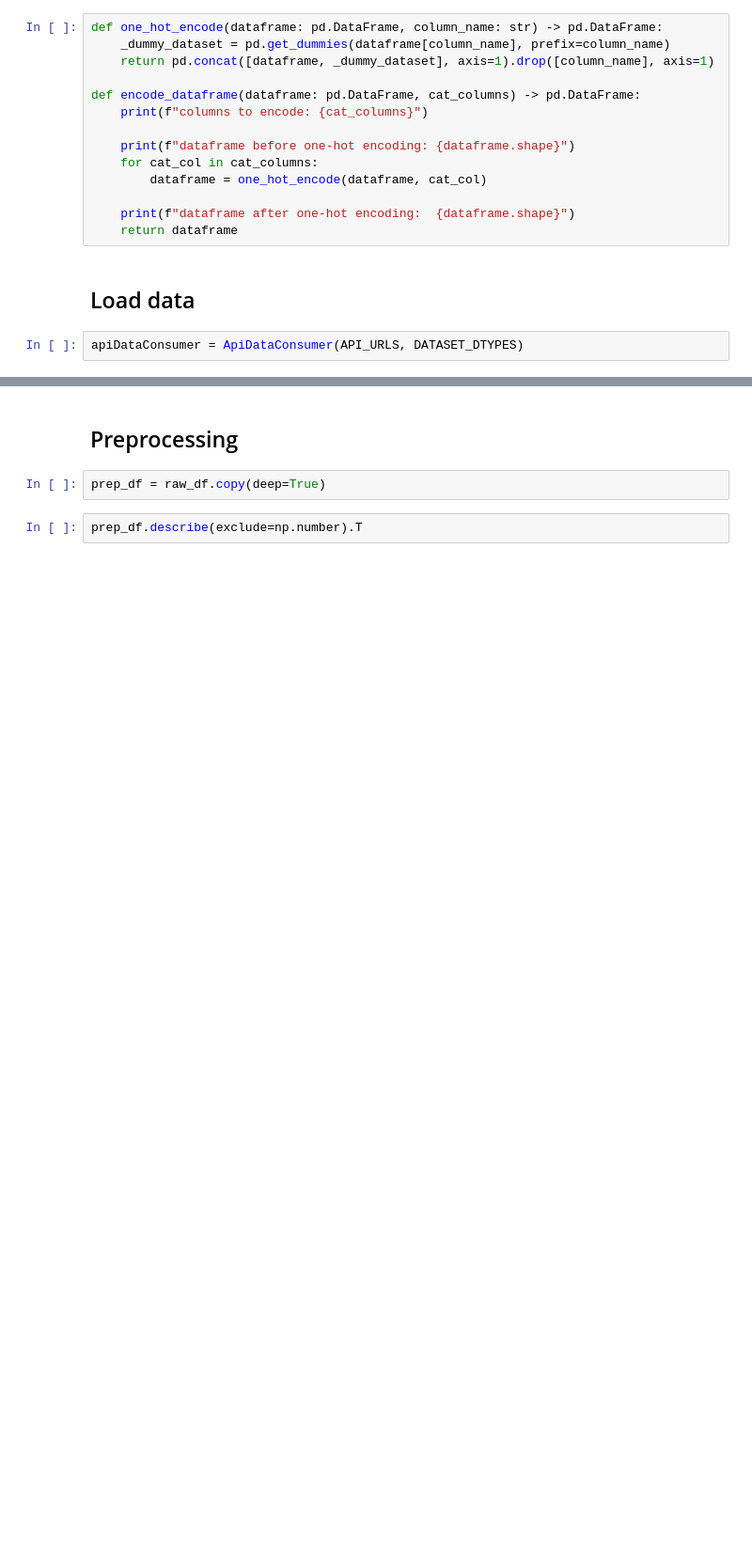
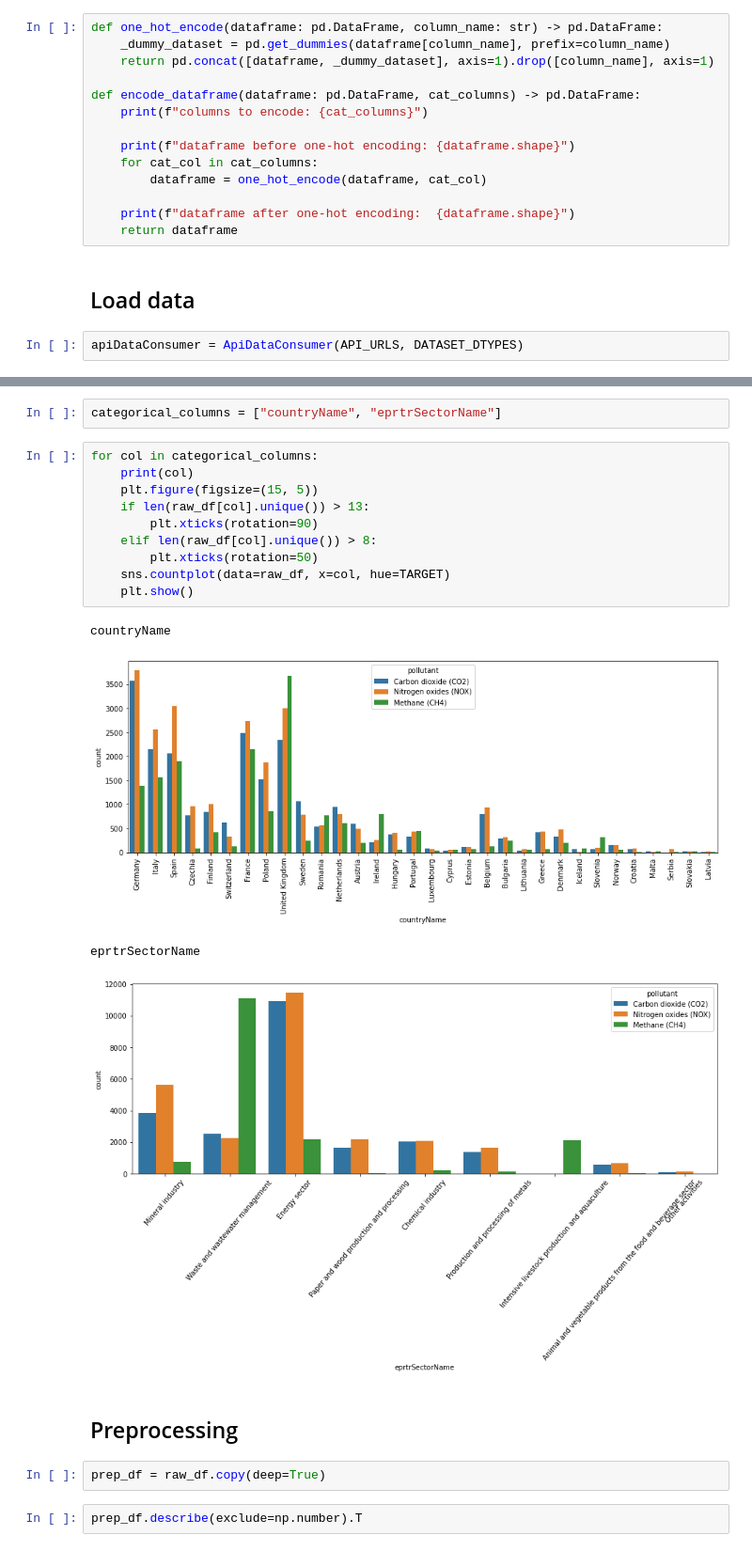
Before and after one commit to AlfredoMarino/schneider-electric-challenge, a Jupyter notebook: preprocessing.ipynb, the cells around one changed output, grey strips where cells are left out. Shown at 94% size. Cells and saved outputs as stored; diff of their text form; blank space fills up the shorter version.

```diff
--- a/preprocessing.ipynb
+++ b/preprocessing.ipynb
@@ -140,3 +167,20 @@ raw_df.head()
+# %%
+categorical_columns = ["countryName", "eprtrSectorName"]
+# %%
+for col in categorical_columns:
+    print(col)
+    plt.figure(figsize=(15, 5))
+    if len(raw_df[col].unique()) > 13:
+        plt.xticks(rotation=90)
+    elif len(raw_df[col].unique()) > 8:
+        plt.xticks(rotation=50)
+    sns.countplot(data=raw_df, x=col, hue=TARGET)
+    plt.show()
+# %% [output]
+countryName
+[figure, added]
+eprtrSectorName
+[figure, added]
 # %% [markdown]
 ## Preprocessing
 # %%
```
Also changed, not shown: parts of 8 cells of this notebook.
